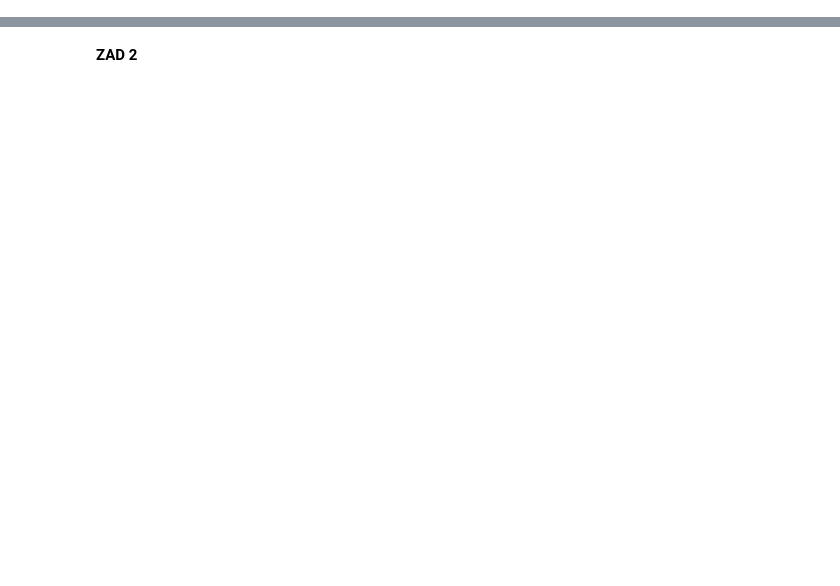
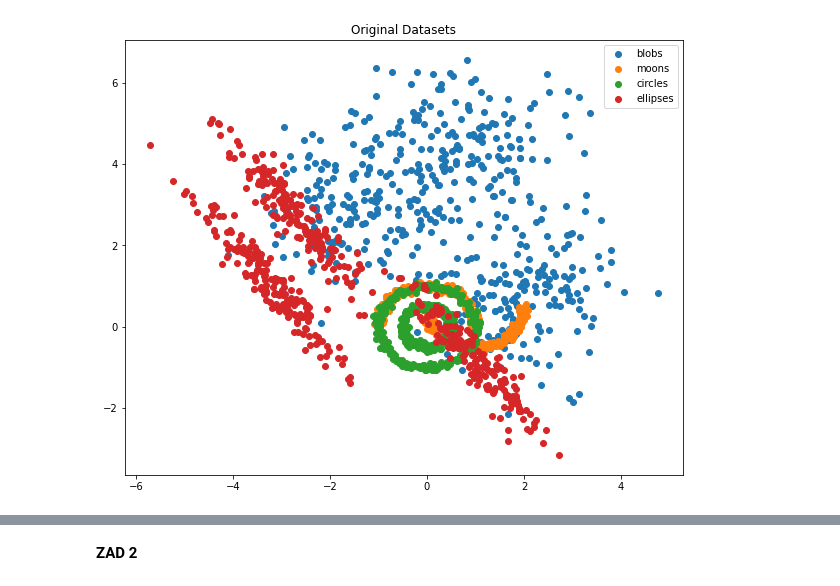
Before and after one commit to MatiPl01/artificial-intelligence-basics, a Jupyter notebook: lab5/lab5.ipynb, the cells around one changed output, grey strips where cells are left out. Saved outputs shown, nothing was run; the diff lists cells and outputs as text; code cells hidden in the pictures; blank space fills up the shorter version.

```diff
--- a/lab5/lab5.ipynb
+++ b/lab5/lab5.ipynb
@@ -74,3 +61,15 @@ plt.show()
+# %%
+def plot_all_clusters(dfs, title):
+    plt.figure(figsize=(10, 8))
+    for key, df in dfs.items():
+        plt.scatter(df['x'], df['y'], label=key)
+    plt.title(title)
+    plt.legend()
+    plt.show()
+# %%
+plot_all_clusters(dfs, 'Original Datasets')
+# %% [output]
+[figure, added]
 # %%
 from sklearn.cluster import KMeans
 
```
Also changed, not shown: parts of 39 cells of this notebook, 2 other files.
